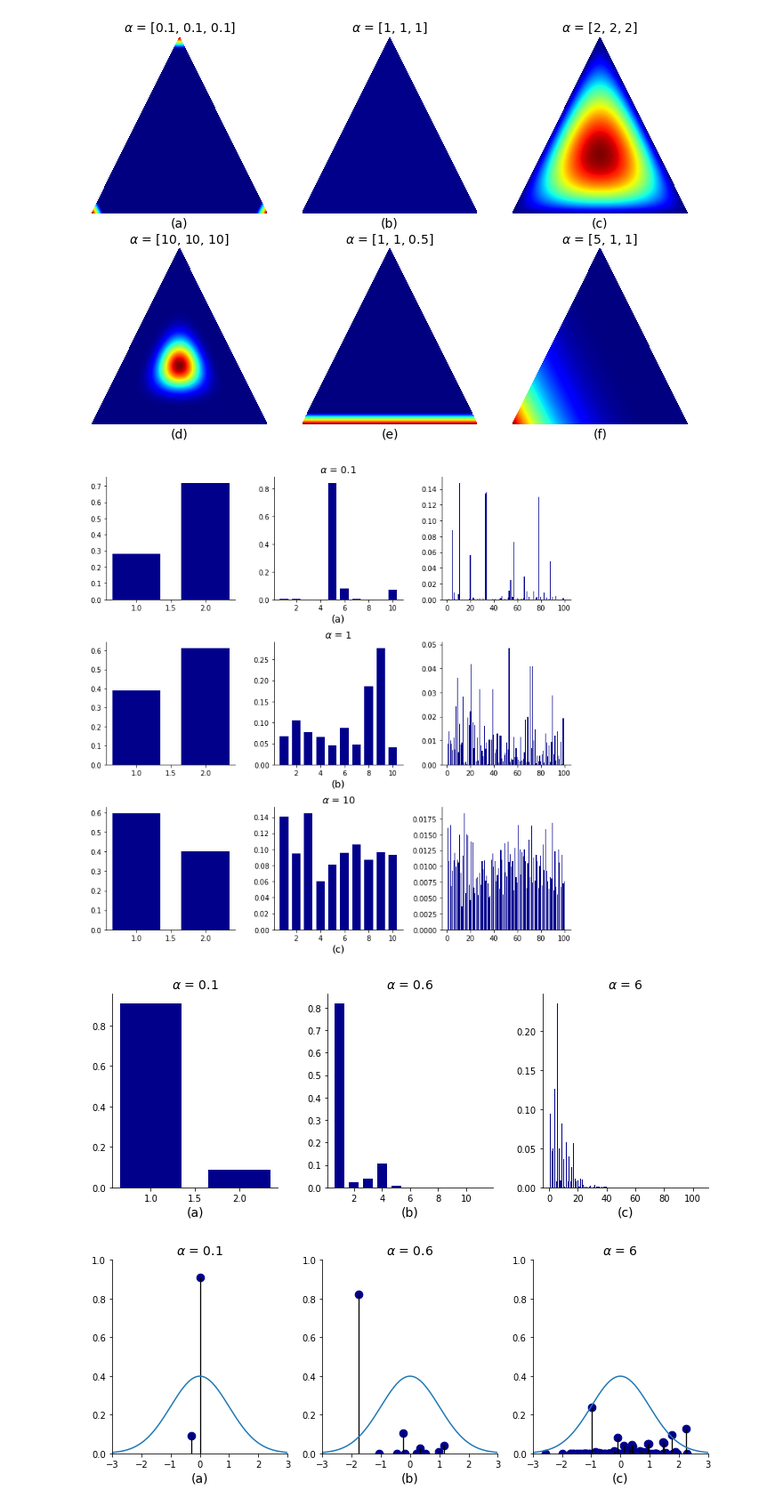
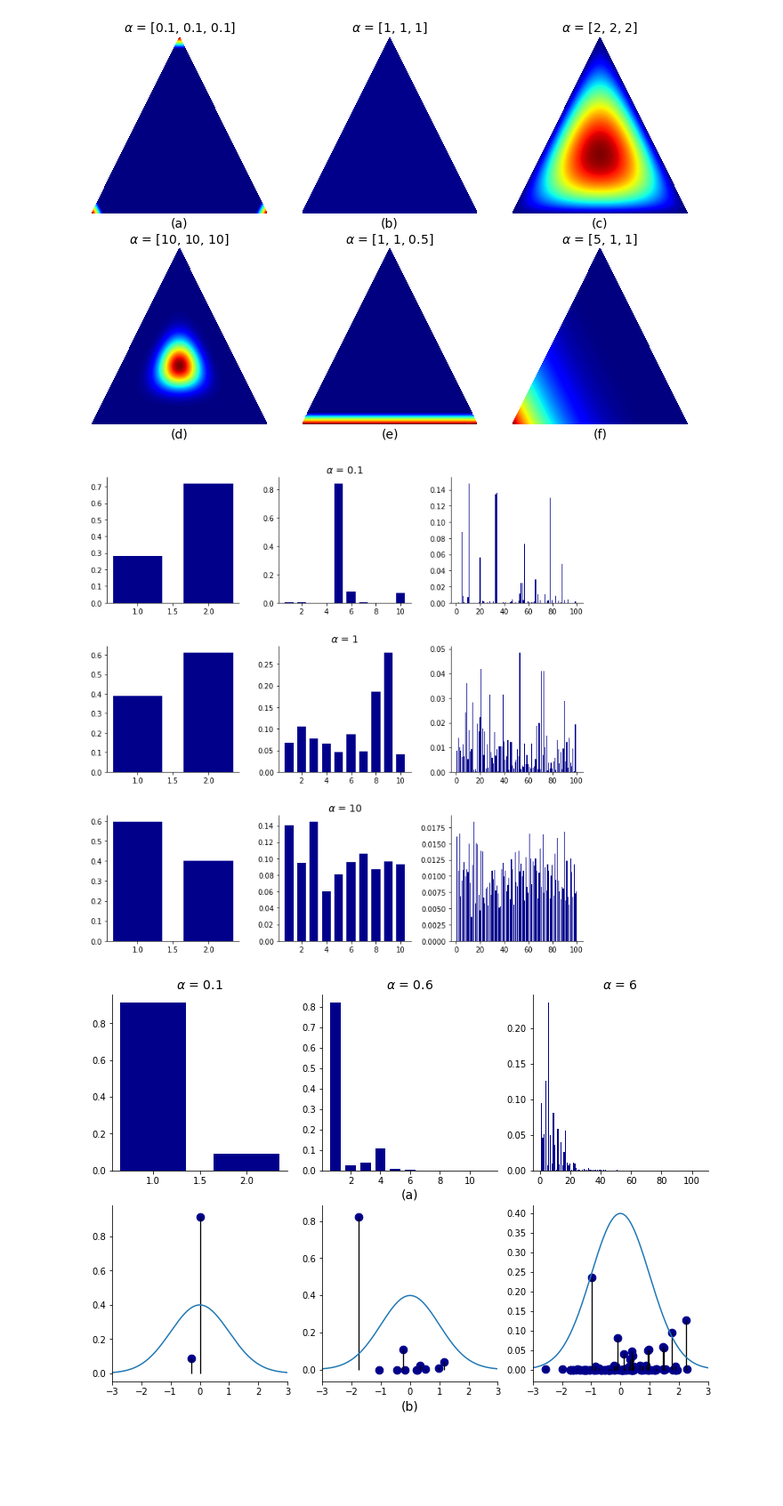
Before and after one commit to dgarridoa/tesis, a Jupyter notebook: src/dhdp/dp_sampler.ipynb, the cells around one changed output. Shown at 89% size. Cells and saved outputs as stored; diff of their text form; code cells hidden in the pictures; blank space fills up the shorter version.

Commit message:
Update the quality of dirichlet and dp plots

```diff
--- a/src/dhdp/dp_sampler.ipynb
+++ b/src/dhdp/dp_sampler.ipynb
@@ -75,11 +78,11 @@ def plot_atoms(alpha, k):
             axs[i,j].bar(range(1, k[j]+1), samples, width=0.7, color="darkblue")
             if (j+1)%2==0:
                 axs[i,j].set_title(rf"$\alpha$ = {alpha[i]}")
-                axs[i,j].set_xlabel(f"({xlabel[i]})")
             axs[i,j].spines['right'].set_visible(False)
             axs[i,j].spines['top'].set_visible(False)
     plt.show()
+    return fig
 # %%
-plot_atoms([0.1, 1, 10], [2, 10, 100])
+fig = plot_atoms([0.1, 1, 10], [2, 10, 100])
 # %% [output]
-[figure, old version]
+[figure, new version]
@@ -112,13 +103,3 @@ def plot_sbp(alpha, pi):
-# %%
-pi1 = stick_breaking(0.1, 9)
-pi2 = stick_breaking(0.6, 100)
-pi3 = stick_breaking(6, 0)
-pi = [pi1, pi2, pi3]
-alpha = [0.1, 0.6, 6]
-# %%
-plot_sbp(alpha, pi)
-# %% [output]
-[figure, removed]
 # %%
 def dirichlet_process(alpha, mu=0, sigma=1, seed=0):
     # atoms sizes
@@ -130,20 +111,31 @@ def dirichlet_process(alpha, mu=0, sigma=1, seed=0):
 # %%
 def plot_dp(pi, phi, alpha):
     n = len(pi)
-    xlabel = ["(a)", "(b)", "(c)"]
-    fig, axs = plt.subplots(1, n, figsize=(12,4))
+    xlabel = ["(a)", "(b)"]
+    fig, axs = plt.subplots(2, n, figsize=(12,8))
     for i in range(n):
+
+        k = len(pi[i])
+        axs[0,i].bar(range(1, k+1), pi[i], width=0.7, color="darkblue")
+        axs[0,i].set_title(rf"$\alpha$ = {alpha[i]}")
+        axs[0,i].spines['right'].set_visible(False)
+        axs[0,i].spines['top'].set_visible(False)
+        #axs[0,i].set_ylim(0,1)
+
         x_axis = np.arange(-15, 15, 0.001)
-        axs[i].plot(x_axis, norm.pdf(x_axis, 0, 1))
-        axs[i].vlines(x=phi[i], ymin=0, ymax=pi[i], color='black', linewidth=1.3)
-        axs[i].scatter(x=phi[i], y=pi[i], s=75, color='darkblue')
-        axs[i].set_title(rf"$\alpha$ = {alpha[i]}")
-        axs[i].set_xlabel(xlabel[i])
-        axs[i].spines['right'].set_visible(False)
-        axs[i].spines['top'].set_visible(False)
-        axs[i].set_xlim(-3,3)
-        axs[i].set_ylim(0,1)
+        axs[1,i].plot(x_axis, norm.pdf(x_axis, 0, 1))
+        axs[1,i].vlines(x=phi[i], ymin=0, ymax=pi[i], color='black', linewidth=1.3)
+        axs[1,i].scatter(x=phi[i], y=pi[i], s=75, color='darkblue')
+
+        axs[1,i].spines['right'].set_visible(False)
+        axs[1,i].spines['top'].set_visible(False)
+        axs[1,i].set_xlim(-3,3)
+        #axs[1,i].set_ylim(0,1)
+
+    axs[0,1].set_xlabel(xlabel[0])
+    axs[1,1].set_xlabel(xlabel[1])
     plt.show()
+    return fig
 # %%
 pi1, phi1 = dirichlet_process(alpha=0.1, seed=9)
 pi2, phi2 = dirichlet_process(alpha=0.6, seed=100)
@@ -152,6 +144,6 @@ pi = [pi1, pi2, pi3]
 phi = [phi1, phi2, phi3]
 alpha = [0.1, 0.6, 6]
 # %%
-plot_dp(pi, phi, alpha)
+fig = plot_dp(pi, phi, alpha)
 # %% [output]
-[figure, old version]
+[figure, new version]
```
Also changed, not shown: parts of 6 cells of this notebook, 15 other files.
